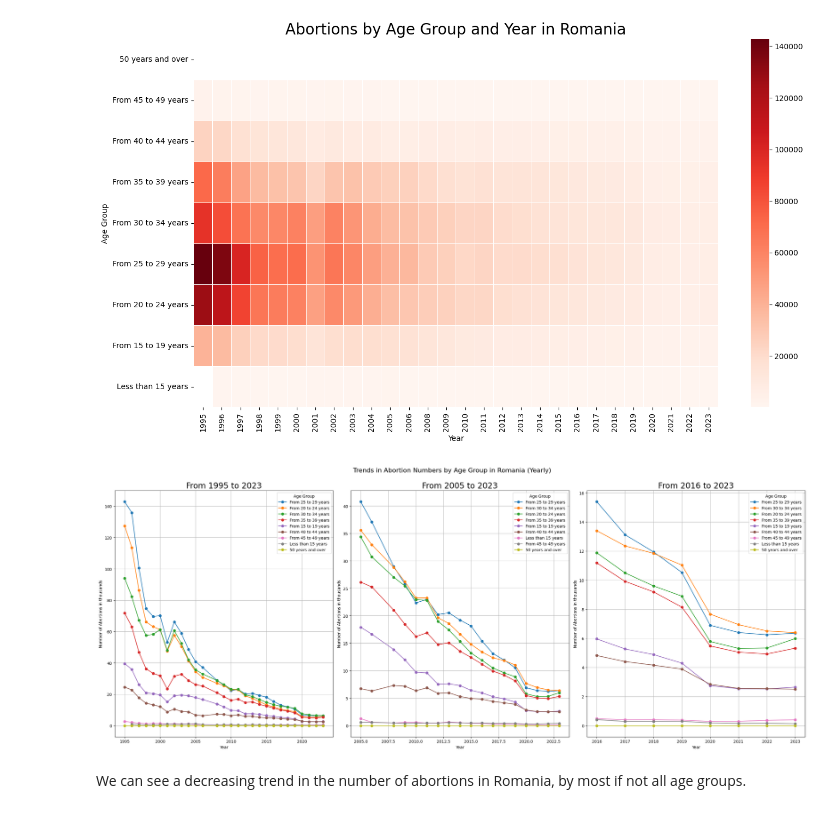
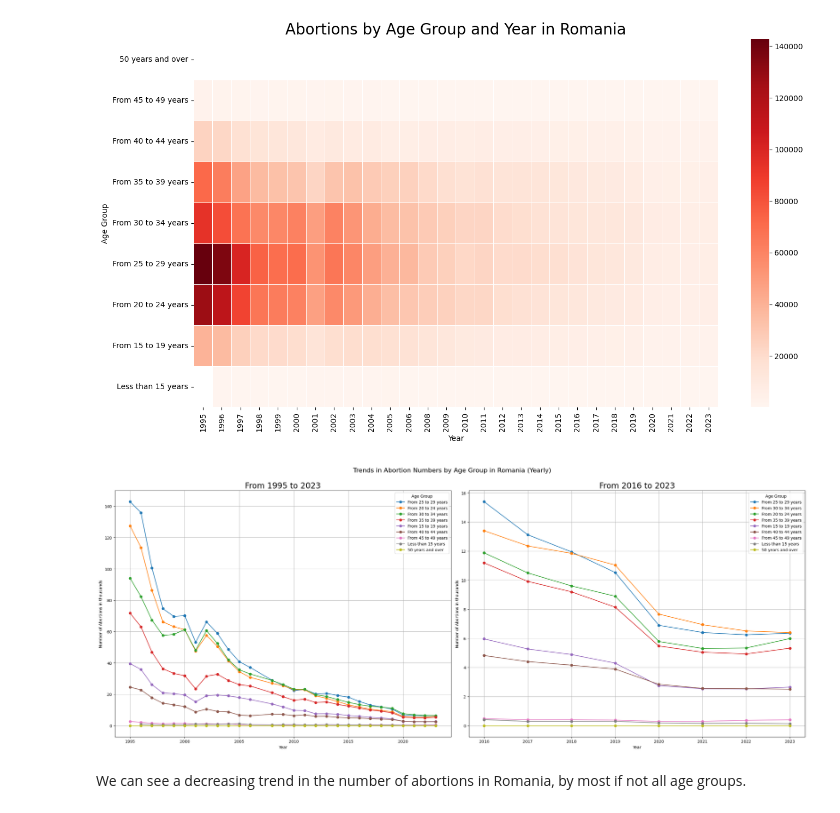
Before and after one commit to TudorMurariu/StudyCase-Abortions-in-EU-and-RO, a Jupyter notebook: study.ipynb, the cells around one changed output. Cells and saved outputs as stored; diff of their text form; code cells hidden in the pictures.

```diff
--- a/study.ipynb
+++ b/study.ipynb
@@ -431,40 +431,40 @@ plt.show()
 # %% [output]
 [figure]
 # %%
-time_restriction = [1995, 2005, 2016]
+time_restriction = [1995, 2016]
 index = 1
 plt.figure(figsize=(25, 10))
 
 for first_year in time_restriction:
-    plt.subplot(1, 3, index)
+    plt.subplot(1, 2, index)
     index += 1
 
     heatmap_data = romania_ab[romania_ab['TIME_PERIOD'] >= first_year].pivot_table(
         index='TIME_PERIOD', columns='age', values='OBS_VALUE', aggfunc='sum'
     )
 
     heatmap_data.index = heatmap_data.index.astype(int)
     heatmap_data = heatmap_data.sort_index()
     heatmap_data = heatmap_data.reindex(columns=age_order, fill_value=0)
     heatmap_data = heatmap_data[age_order]
 
     average_abortions = heatmap_data.mean().sort_values(ascending=False)
     sorted_age_order = average_abortions.index.tolist()
 
     for age_group in sorted_age_order:
         plt.plot(heatmap_data.index, heatmap_data[age_group] / 1_000, label=age_group, marker='o')
 
     plt.title(f'From {first_year} to 2023', fontsize=20)
     plt.xlabel('Year')
     plt.ylabel('Number of Abortions in thousands')
     plt.legend(title='Age Group')
     plt.grid(True)
 
 plt.suptitle('Trends in Abortion Numbers by Age Group in Romania (Yearly)', fontsize=16, y=1)
 plt.tight_layout()
 plt.show()
 # %% [output]
-[figure, old version]
+[figure, new version]
 # %% [markdown]
 We can see a decreasing trend in the number of abortions in Romania, by most if not all age groups.
 # %% [markdown]
```
Also changed, not shown: parts of 1 cell of this notebook, 1 other file.
